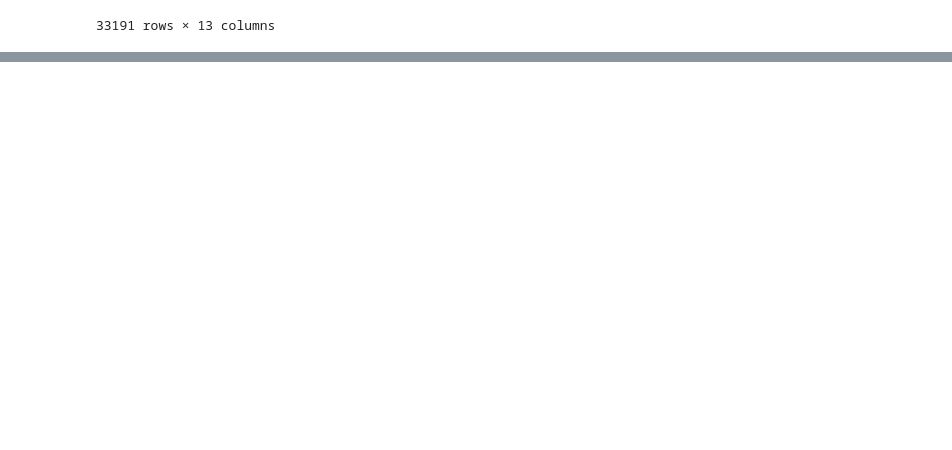
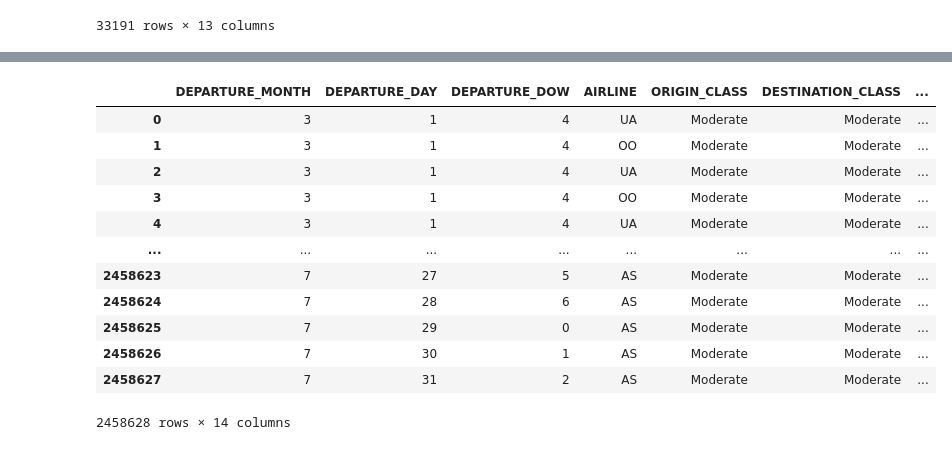
Before and after one commit to IliasWillems/Statistical-Consulting-Task1, a Jupyter notebook: Data_modification.ipynb, the cells around one changed output, grey strips where cells are left out. Saved outputs shown, nothing was run; the diff lists cells and outputs as text; code cells hidden in the pictures; blank space fills up the shorter version.

```diff
--- a/Data_modification.ipynb
+++ b/Data_modification.ipynb
@@ -351,0 +398,52 @@ df.to_csv("Data/modified_training_data_backup", index = False)
+# %%
+# From the plot above we see that there is a small percentage of airports with very high delay and a small percentage
+# of airports with very small delay. We base our classification on this.
+# There are six missing values. We put these airports in the middle class
+
+# Set the quantile of delays that we concider high/low. If f.e. SIGNIFICANT = 0.05 is specified, we concider the upper
+# 5% of delay times as large and the lower 5% of delay times as small. The middle 90% is concidered moderate.
+SIGNIFICANT = 0.1
+
+def classify_airport(row, q_lower, q_upper):
+    if math.isnan(row['delays']):
+        return "Moderate"
+
+    if row['delays'] < q_lower:
+        return "Low"
+    elif row['delays'] > q_upper:
+        return "High"
+    else:
+        return "Moderate"
+
+airport_delay = pd.DataFrame({'airport' : airport_codes, 'delays' : delays}).sort_values('delays')
+q_lower = airport_delay.quantile(SIGNIFICANT, interpolation = "lower", axis = 0)[0]
+q_upper = airport_delay.quantile(1-SIGNIFICANT, interpolation = "lower", axis = 0)[0]
+airport_delay['airport_class'] = airport_delay.apply(lambda row: classify_airport(row, q_lower, q_upper), axis = 1)
+
+airport_delay.drop(columns=['delays'], inplace=True)
+
+merged = pd.merge(df, airport_delay, how="inner", left_on = 'ORIGIN_AIRPORT', right_on = "airport", validate="m:1")
+merged['ORIGIN_AIRPORT'] = merged['airport_class']
+merged.drop(columns = ['airport', 'airport_class'], inplace=True)
+
+merged = pd.merge(merged, airport_delay, how="inner", left_on = 'DESTINATION_AIRPORT', right_on = "airport", validate="m:1")
+merged['DESTINATION_AIRPORT'] = merged['airport_class']
+merged.drop(columns = ['airport', 'airport_class'], inplace=True)
+
+merged.rename(columns = {'ORIGIN_AIRPORT' : 'ORIGIN_CLASS', 'DESTINATION_AIRPORT' : 'DESTINATION_CLASS'}, inplace=True)
+
+merged
+# %% [output]
+|  | DEPARTURE_MONTH | DEPARTURE_DAY | DEPARTURE_DOW | AIRLINE | ORIGIN_CLASS | DESTINATION_CLASS | ... |
+| 0 | 3 | 1 | 4 | UA | Moderate | Moderate | ... |
+| 1 | 3 | 1 | 4 | OO | Moderate | Moderate | ... |
+| 2 | 3 | 1 | 4 | UA | Moderate | Moderate | ... |
+| 3 | 3 | 1 | 4 | OO | Moderate | Moderate | ... |
+| 4 | 3 | 1 | 4 | UA | Moderate | Moderate | ... |
+| ... | ... | ... | ... | ... | ... | ... | ... |
+| 2458623 | 7 | 27 | 5 | AS | Moderate | Moderate | ... |
+| 2458624 | 7 | 28 | 6 | AS | Moderate | Moderate | ... |
+| 2458625 | 7 | 29 | 0 | AS | Moderate | Moderate | ... |
+| 2458626 | 7 | 30 | 1 | AS | Moderate | Moderate | ... |
+| 2458627 | 7 | 31 | 2 | AS | Moderate | Moderate | ... |
+2458628 rows × 14 columns
```
Also changed, not shown: parts of 9 cells of this notebook, 13 other files.
